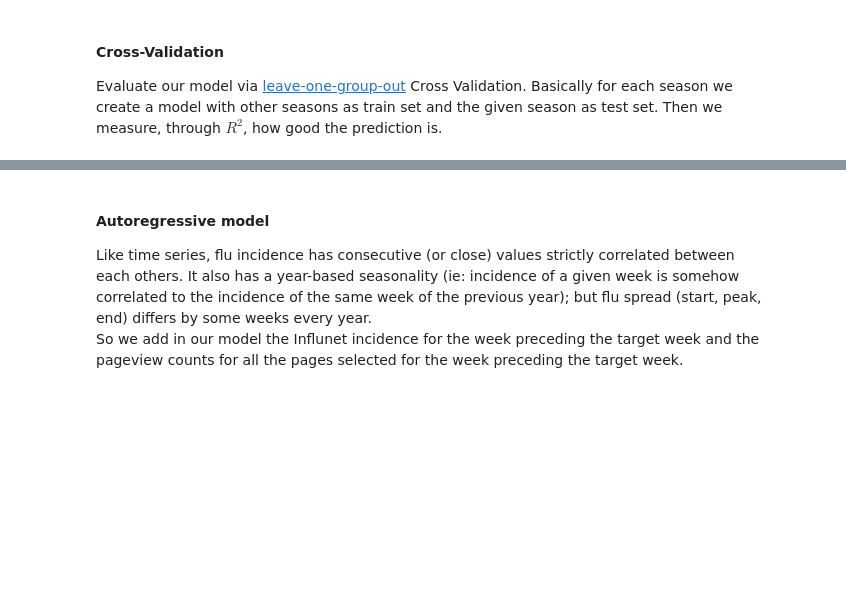
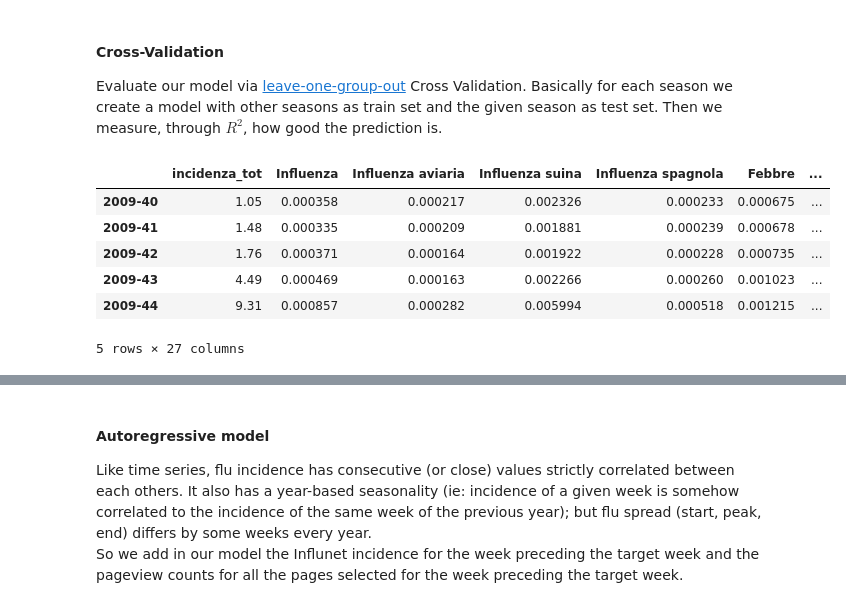
Before and after one commit to micheletizzoni/Digital_epidemiology, a Jupyter notebook: notebooks/nb06_flu_surveillance.ipynb, the cells around one changed output, grey strips where cells are left out. Cells and saved outputs as stored; diff of their text form; code cells hidden in the pictures; blank space fills up the shorter version.

```diff
--- a/notebooks/nb06_flu_surveillance.ipynb
+++ b/notebooks/nb06_flu_surveillance.ipynb
@@ -370,6 +385,16 @@ df4["season"]=sum(season, [])
 # x is the array composed by wikipedia pages
 ycv = df4[df4.columns[0]]
 xcv = np.array(df4[df4.columns[1:-2]])
+# %%
+df4.head()
+# %% [output]
+|  | incidenza_tot | Influenza | Influenza aviaria | Influenza suina | Influenza spagnola | Febbre | ... |
+| 2009-40 | 1.05 | 0.000358 | 0.000217 | 0.002326 | 0.000233 | 0.000675 | ... |
+| 2009-41 | 1.48 | 0.000335 | 0.000209 | 0.001881 | 0.000239 | 0.000678 | ... |
+| 2009-42 | 1.76 | 0.000371 | 0.000164 | 0.001922 | 0.000228 | 0.000735 | ... |
+| 2009-43 | 4.49 | 0.000469 | 0.000163 | 0.002266 | 0.000260 | 0.001023 | ... |
+| 2009-44 | 9.31 | 0.000857 | 0.000282 | 0.005994 | 0.000518 | 0.001215 | ... |
+5 rows × 27 columns
 # %%
 # for each group (season) we compute the R^2 between ground data and values predicted by the model using the rest of the data
 # and plot predicted and ground data
```
Also changed, not shown: parts of 12 cells of this notebook, 2 other files.
